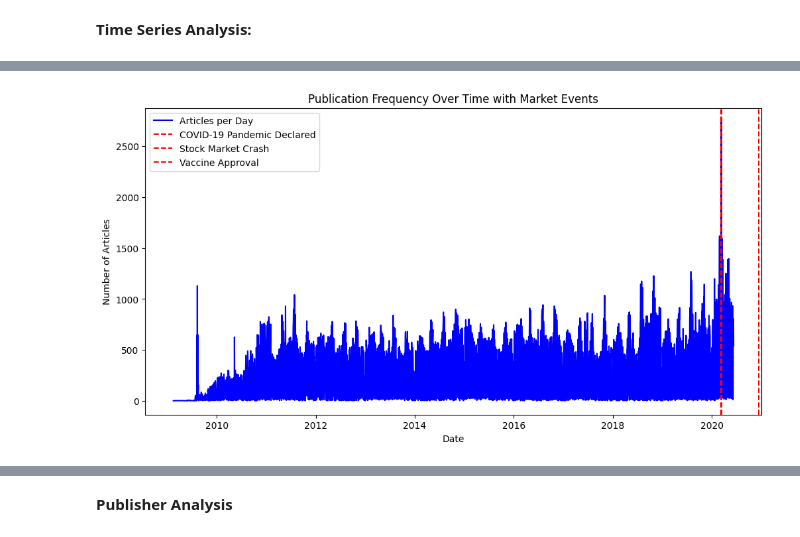
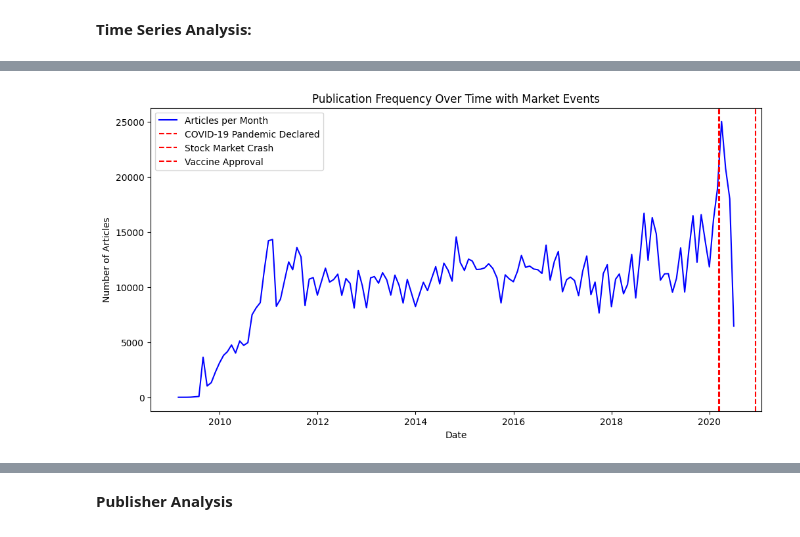
Before and after one commit to Bekyy/financial-news-data-analysis, a Jupyter notebook: notebooks/sentiment_analysis.ipynb, the cells around one changed output, grey strips where cells are left out. Saved outputs shown, nothing was run; the diff lists cells and outputs as text; code cells hidden in the pictures.

```diff
--- a/notebooks/sentiment_analysis.ipynb
+++ b/notebooks/sentiment_analysis.ipynb
@@ -404,2 +373,12 @@ for topic in topics:
 # %% [markdown]
 **Time Series Analysis:**
+# %%
+import matplotlib.pyplot as plt
+from statsmodels.tsa.seasonal import seasonal_decompose
+
+time_series_data = data.copy()
+time_series_data['date'] = pd.to_datetime(time_series_data['date'], format='ISO8601', errors='coerce')
+time_series_data['date_only'] = time_series_data['date'].dt.date
+time_series_data['hour'] = time_series_data['date'].dt.hour
+time_series_time_series_data = time_series_data.set_index('date_only').sort_index()
+time_series_data.head()
@@ -406,14 +392,41 @@ for topic in topics:
 # %%
-
 # Plot Close price and MACD
 plt.figure(figsize=(7, 5))
 fig, ax = plt.subplots()
 # Count articles per day
-articles_per_day = data['date'].value_counts().sort_index()
+articles_per_day = time_series_data['date'].value_counts().sort_index()
 print(articles_per_day)
 
+articles_per_month = articles_per_day.resample('M').sum()
+
 # Optional: Plotting the trend over time
-articles_per_day.plot(kind='line', title='Articles Published Over Time')
+articles_per_month.plot(kind='line', title='Articles Published Over Time')
 ax.set_xlabel('Date')
 ax.set_ylabel('Number of Articles')
 plt.show()
+
+
+decomposition = seasonal_decompose(articles_per_month, model='additive', period=12)
+
+# Plotting the components
+plt.figure(figsize=(14, 10))
+plt.title('Time series decomposition of Articles over time')
+
+plt.subplot(411)
+plt.plot(articles_per_month, label='Original', color='blue')
+plt.legend(loc='upper left')
+
+plt.subplot(412)
+plt.plot(decomposition.trend, label='Trend', color='orange')
+plt.legend(loc='upper left')
+
+plt.subplot(413)
+plt.plot(decomposition.seasonal, label='Seasonal', color='green')
+plt.legend(loc='upper left')
+
+plt.subplot(414)
+plt.plot(decomposition.resid, label='Residual/Irregular', color='red')
+plt.legend(loc='upper left')
+
+plt.tight_layout()
+plt.show()
@@ -420,23 +517,23 @@ plt.show()
 # %%
 # Example: Known market events
 market_events = {
     'COVID-19 Pandemic Declared': '2020-03-11',
     'Stock Market Crash': '2020-03-16',
     'Vaccine Approval': '2020-12-11'
 }
 
 # Convert the event dates to datetime
 market_events = {event: pd.to_datetime(date) for event, date in market_events.items()}
 
 # Plot the number of articles published each day with event markers
 plt.figure(figsize=(12, 6))
-plt.plot(articles_per_day.index, articles_per_day.values, label='Articles per Day', color='blue')
+plt.plot(articles_per_month.index, articles_per_month.values, label='Articles per Month', color='blue')
 for event, date in market_events.items():
     plt.axvline(x=date, color='red', linestyle='--', label=event)
 plt.xlabel('Date')
 plt.ylabel('Number of Articles')
 plt.title('Publication Frequency Over Time with Market Events')
 plt.legend()
 plt.show()
 # %% [output]
-[figure, old version]
+[figure, new version]
```
Also changed, not shown: parts of 38 cells of this notebook, 4 other files.
